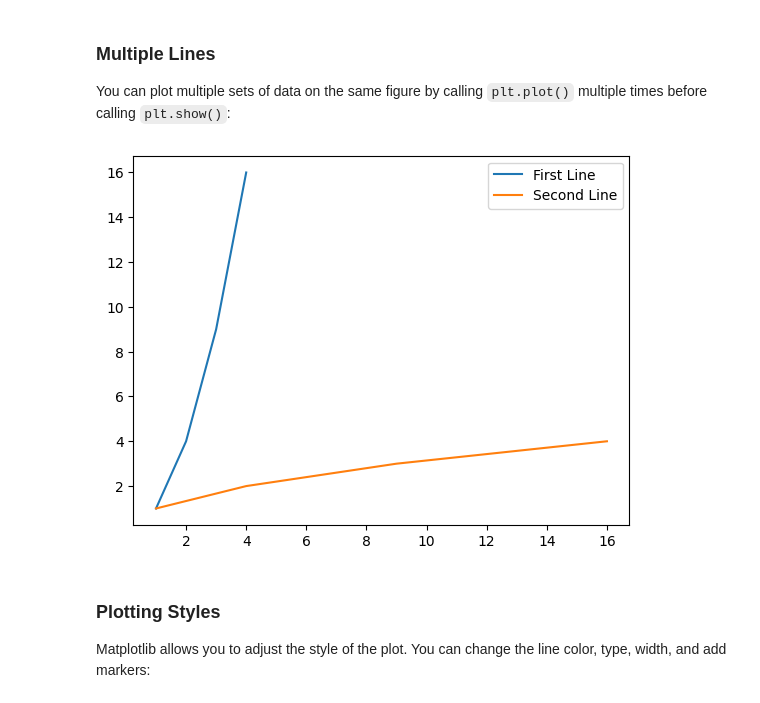
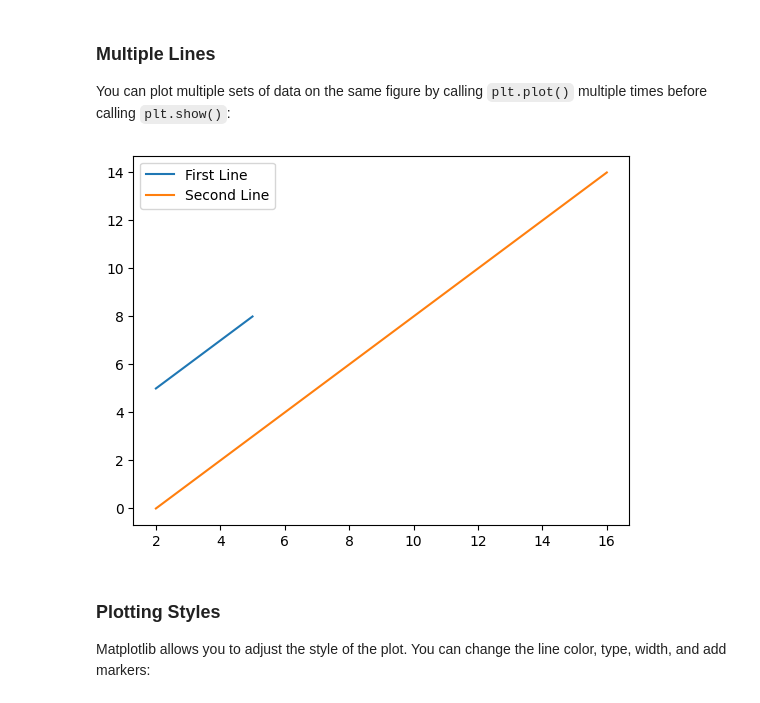
Before and after one commit to Naviden/basic_python_visualization, a Jupyter notebook: An Introduction to Matplotlib.ipynb, the cells around one changed output. Drawn from its saved outputs; the diff is of its cells as text; code cells hidden in the pictures.

```diff
--- a/An Introduction to Matplotlib.ipynb
+++ b/An Introduction to Matplotlib.ipynb
@@ -62,13 +62,19 @@ plt.show()
 ### Multiple Lines
 
 You can plot multiple sets of data on the same figure by calling `plt.plot()` multiple times before calling `plt.show()`:
+# %%
+x1 = range(2, 6)
+y1 = range(5, 9)
+
+x2 = range(2, 17)
+y2 = range(0, 15)
 # %%
-plt.plot(x, y, label='First Line')
-plt.plot(y, x, label='Second Line')
+plt.plot(x1, y1, label='First Line')
+plt.plot(x2, y2, label='Second Line')
 plt.legend()
 plt.show()
 # %% [output]
-[figure, old version]
+[figure, new version]
 # %% [markdown]
 ### Plotting Styles
 
```
Also changed, not shown: parts of 1 cell of this notebook, 3 other files.
